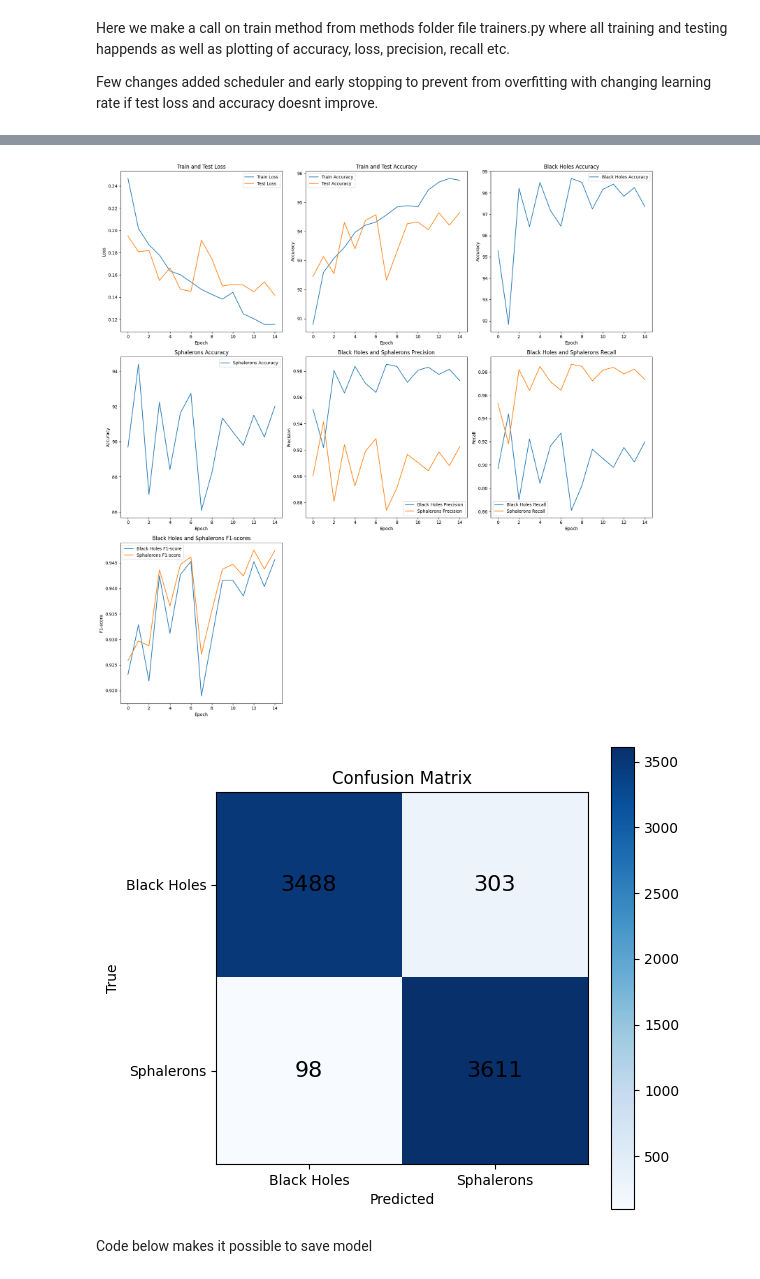
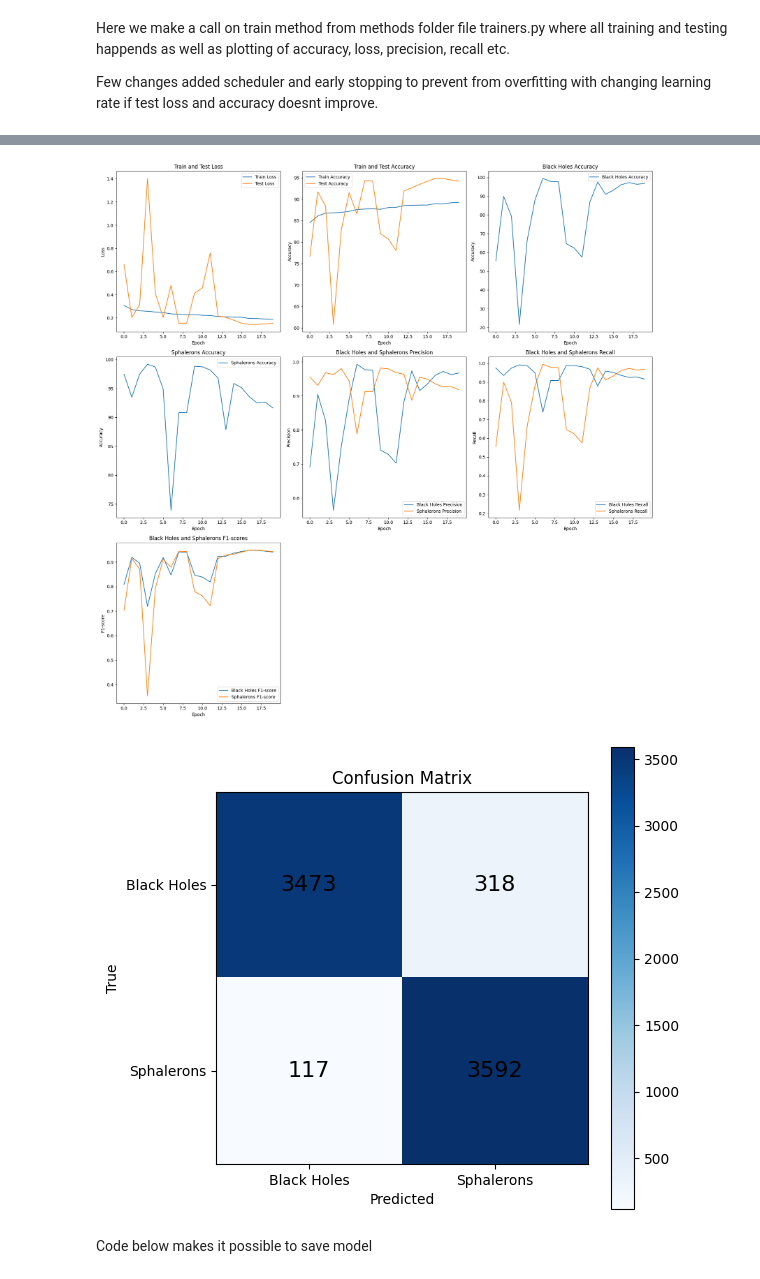
Before and after one commit to iRootTsar/Optimazing-klassification-of-ATLAS-detector-data--CERN-, a Jupyter notebook: notebooks/pyTorch/DataAugm.ipynb, the cells around one changed output, grey strips where cells are left out. Drawn from its saved outputs; the diff is of its cells as text; code cells hidden in the pictures.

```diff
--- a/notebooks/pyTorch/DataAugm.ipynb
+++ b/notebooks/pyTorch/DataAugm.ipynb
@@ -67,34 +62,25 @@ Data augmentation process where we flip horizontally, vertically and rotate imag
 
 Commented out part where we crop images in width which can potentially increase models precision
 # %%
-# def crop_image(img, crop_width_percent=0.7):
-#     width = img.shape[2]
-#     new_width = int(width * crop_width_percent)
-#     left_margin = (width - new_width) // 2
-#     return img[:, :, left_margin:left_margin + new_width]
-
-# def pad_image(img, original_width):
-#     width = img.shape[2]
-#     padding_width = (original_width - width) // 2
-#     return np.pad(img, ((0, 0), (0, 0), (padding_width, padding_width)), mode='constant')
+def random_shift_y(img, roll_axis):
+    shift = torch.randint(low=0, high=list(img.shape)[roll_axis], size=(1, 1)).item()
+    img = torch.roll(img, shift, roll_axis)
+    return img
 
 def augment_images(images):
     images = np.moveaxis(images, -1, 1)
     augmented_images = []
     for img in images:
-        # original_width = img.shape[2]
-        # img_cropped = crop_image(img)
-        # img_padded = pad_image(img_cropped, original_width)
-        img_flipped_horizontal = np.flip(img, axis=2)
-        img_flipped_vertical = np.flip(img, axis=1)
+        img = torch.from_numpy(img)
 
-
-        img_rotated_180 = np.rot90(img, 2, axes=(1, 2))
+        img_flipped_horizontal = torch.flip(img, dims=[2])
+        img_flipped_vertical = random_shift_y(img, roll_axis=1)
+        img_rotated_180 = torch.rot90(img, 2, dims=[1, 2])
 
         augmented_images.extend(
             [img, img_flipped_horizontal, img_flipped_vertical, img_rotated_180]
         )
-    return np.array(augmented_images)
+    return torch.stack(augmented_images)  # Use torch.stack instead of np.array
 
 # Apply data augmentation only on the training set
 augmented_trainData = augment_images(trainData)
@@ -103,14 +89,13 @@ augmented_trainData = augment_images(trainData)
 trainLabels_repeated = np.repeat(trainLabels, 4)
 
 # Convert the augmented training data and repeated labels to PyTorch tensors
-augmented_trainData = torch.from_numpy(augmented_trainData)
 trainLabels_repeated = torch.from_numpy(trainLabels_repeated)
 
 # Create a TensorDataset from the augmented training data and repeated labels
 train_augmented = torch.utils.data.TensorDataset(augmented_trainData, trainLabels_repeated)
 
 # Create a DataLoader for the augmented training dataset with shuffle enabled and batch size of 50
-trainLoader_augmented = DataLoader(train_augmented, shuffle=True, batch_size=50)
+trainLoader_augmented = DataLoader(train_augmented, shuffle=True, batch_size=150)
 
 # Apply the same preprocessing step to the test set as the training set
 testData_processed = np.moveaxis(testData, -1, 1)
@@ -119,4 +104,4 @@ testData_processed = np.moveaxis(testData, -1, 1)
 test = torch.utils.data.TensorDataset(torch.from_numpy(testData_processed), torch.from_numpy(testLabels))
 
 # Create a DataLoader for the test data with shuffle and batch size
-testLoader = DataLoader(test, shuffle=True, batch_size=50)
+testLoader = DataLoader(test, shuffle=True, batch_size=150)
@@ -232,21 +195,18 @@ Few changes added scheduler and early stopping to prevent from overfitting with
 # %%
 import trainer
 #Set the learning rate and number of epochs
-early_stopping_patience = 10
-n_epochs = 15
-
-model_save_path = "model_checkpoint_aug_VGGNet6.pth"
+n_epochs = 20
 
 # Create the model
-model = nnmodel.VGGNet2(0.5).to(device)
+model = nnmodel.ConvModelFPLMod(0.4).to(device)
 
 # Set up the optimizer and criterion
-optimizer = torch.optim.Adam(model.parameters())
+optimizer = torch.optim.Adam(model.parameters(), weight_decay=1e-4)
 criterion = nn.CrossEntropyLoss().to(device)
 # Create the learning rate scheduler
 scheduler = torch.optim.lr_scheduler.ReduceLROnPlateau(optimizer, patience=3, verbose=True, factor=0.5)
 
 # Train the model
-trainer.train(model, trainLoader_augmented, testLoader, optimizer, criterion, n_epochs, scheduler, early_stopping_patience)
+trainer.train(model, trainLoader_augmented, testLoader, optimizer, criterion, n_epochs, scheduler, early_stopping_patience=10)
 # %% [output]
 Running on the GPU
@@ -269,5 +229,5 @@ Test Loss: 0.1417, Test Accuracy: 94.65%
-[figure, old version]
+[figure, new version]
-[figure, old version]
+[figure, new version]
 # %% [markdown]
 Code below makes it possible to save model
 # %%
```
Also changed, not shown: parts of 10 cells of this notebook, 17 other files.
